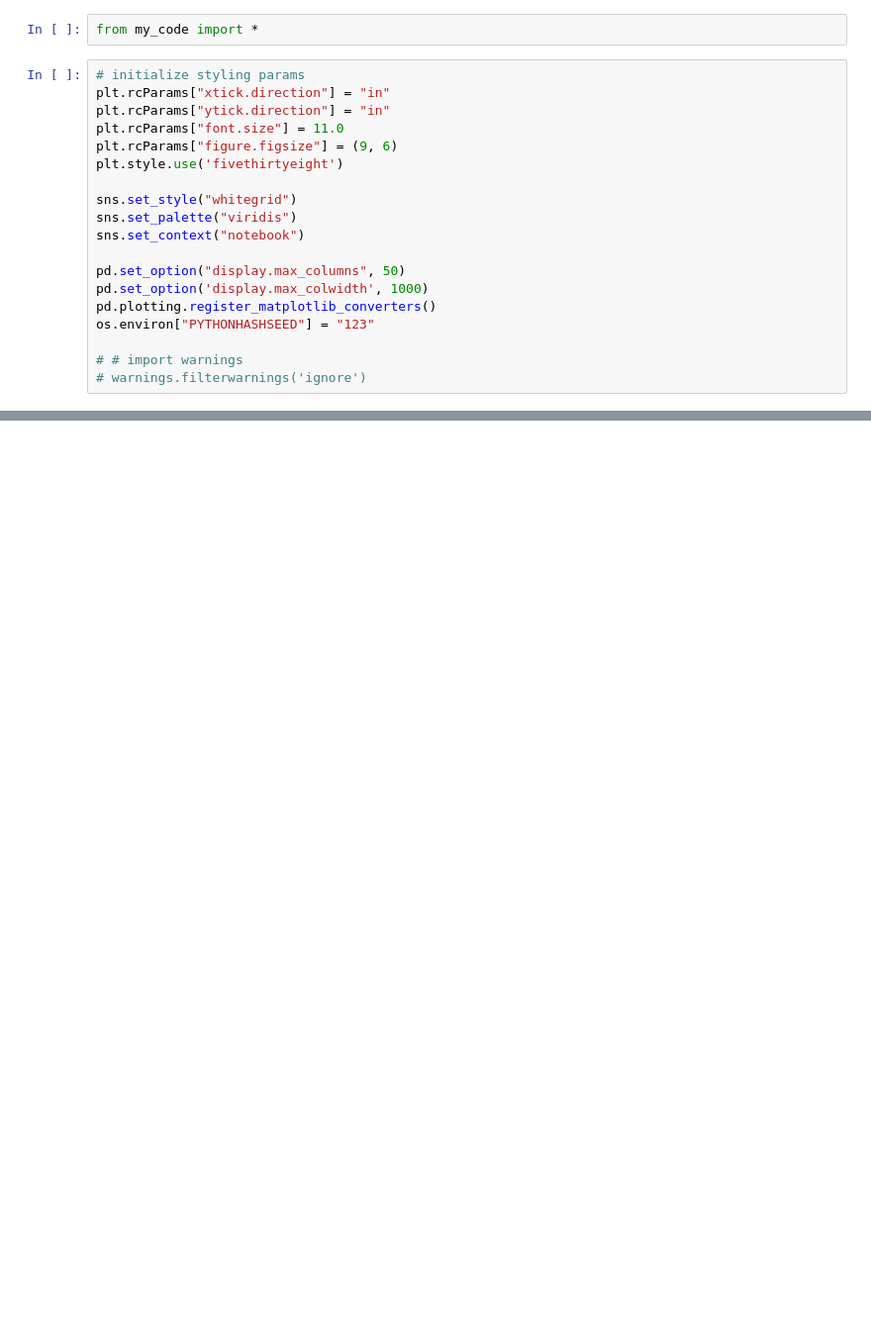
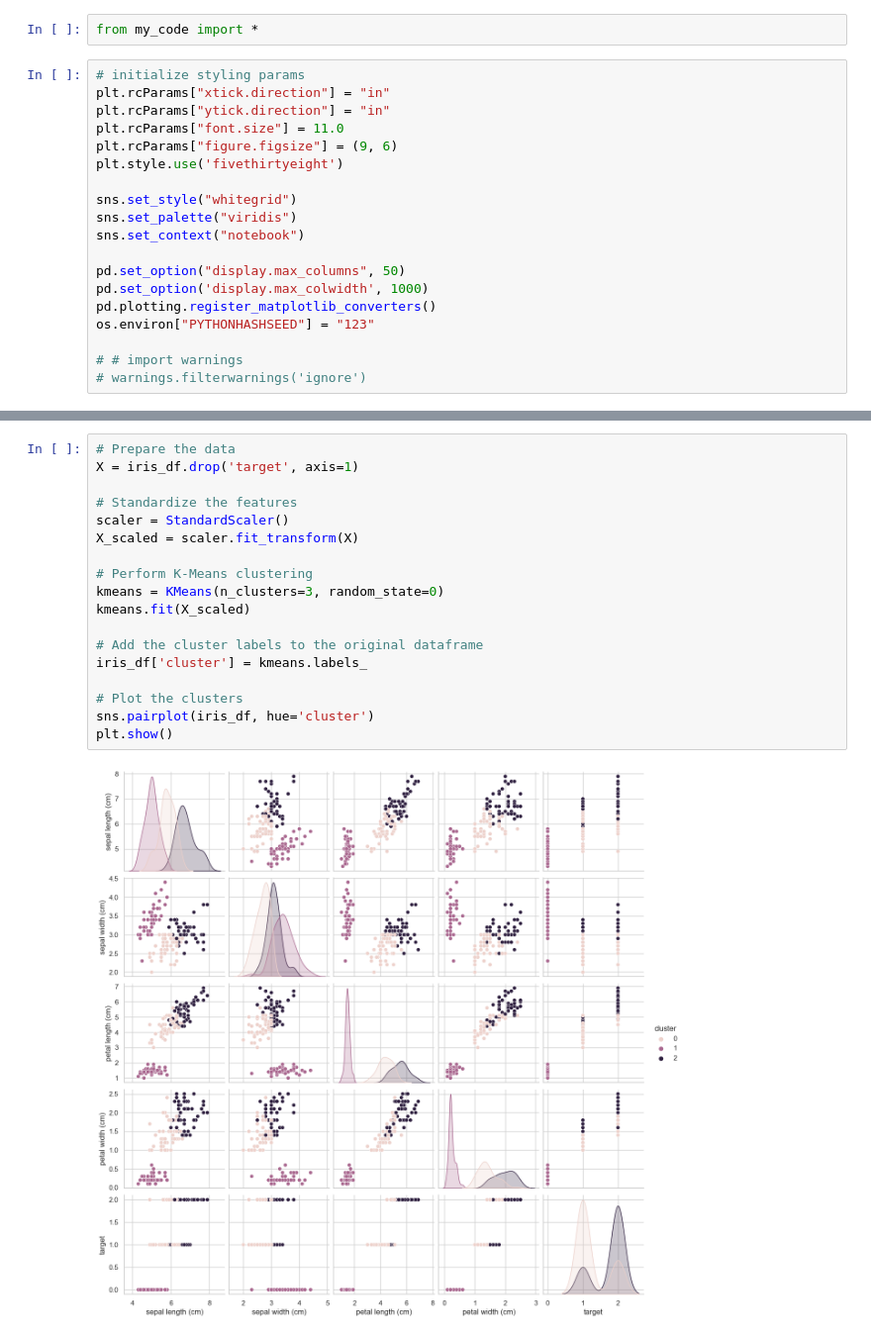
Before and after one commit to scelarek/Reference_Notebooks, a Jupyter notebook: Templates For Projects/Template - EDA.ipynb, the cells around one changed output, grey strips where cells are left out. Shown at 99% size. Cells and saved outputs as stored; diff of their text form; blank space fills up the shorter version.

```diff
--- a/Templates For Projects/Template - EDA.ipynb
+++ b/Templates For Projects/Template - EDA.ipynb
@@ -54 +113,21 @@ os.environ["PYTHONHASHSEED"] = "123"
+# %%
+# Prepare the data
+X = iris_df.drop('target', axis=1)
+
+# Standardize the features
+scaler = StandardScaler()
+X_scaled = scaler.fit_transform(X)
+
+# Perform K-Means clustering
+kmeans = KMeans(n_clusters=3, random_state=0)
+kmeans.fit(X_scaled)
+
+# Add the cluster labels to the original dataframe
+iris_df['cluster'] = kmeans.labels_
+
+# Plot the clusters
+sns.pairplot(iris_df, hue='cluster')
+plt.show()
+# %% [output]
+[figure, added]
 # %% [markdown]
```
Also changed, not shown: parts of 13 cells of this notebook, 5 other files.
